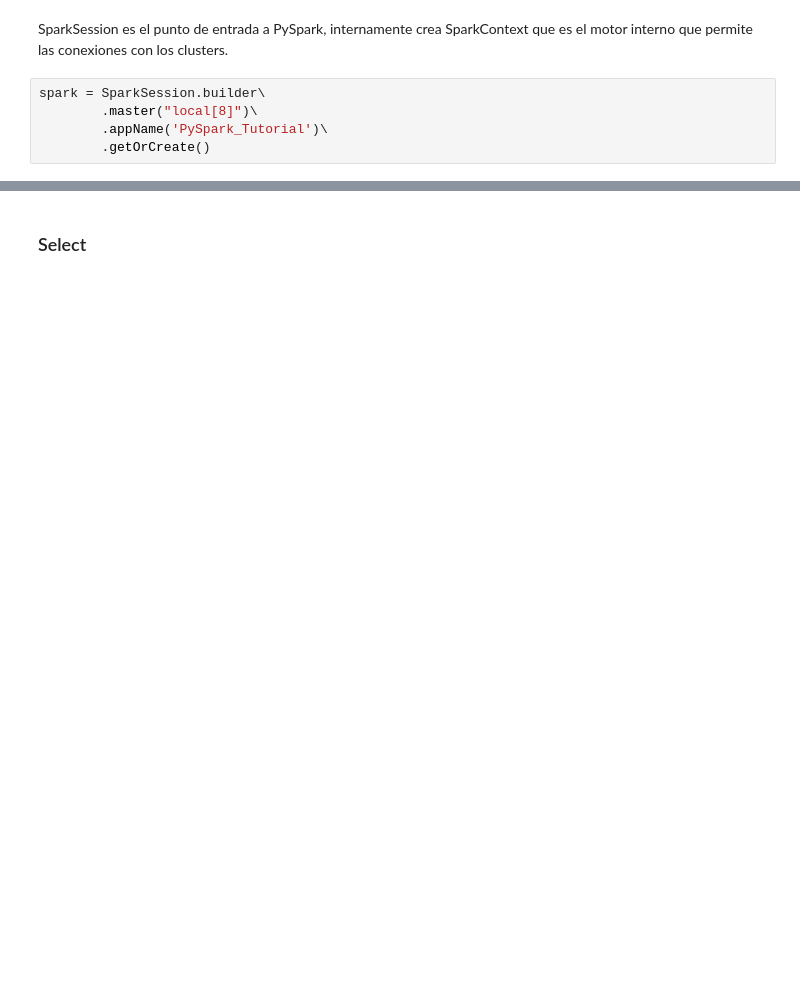
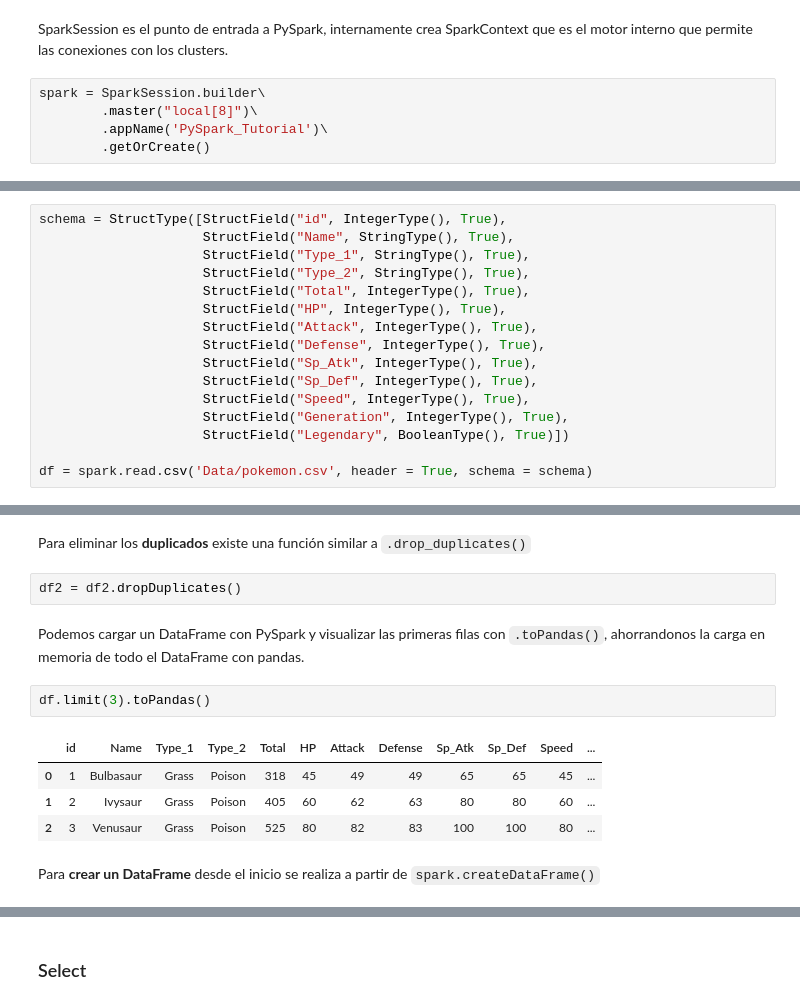
Before and after one commit to pachums/Geographic_map_plotly, a Jupyter notebook: PySpark/PySpark_Tutorial.ipynb, the cells around one changed output, grey strips where cells are left out. Saved outputs shown, nothing was run; the diff lists cells and outputs as text; blank space fills up the shorter version.

```diff
--- a/PySpark/PySpark_Tutorial.ipynb
+++ b/PySpark/PySpark_Tutorial.ipynb
@@ -30,0 +40,16 @@ spark = SparkSession.builder\
+# %%
+schema = StructType([StructField("id", IntegerType(), True),
+                     StructField("Name", StringType(), True),
+                     StructField("Type_1", StringType(), True),
+                     StructField("Type_2", StringType(), True),
+                     StructField("Total", IntegerType(), True),
+                     StructField("HP", IntegerType(), True),
+                     StructField("Attack", IntegerType(), True),
+                     StructField("Defense", IntegerType(), True),
+                     StructField("Sp_Atk", IntegerType(), True),
+                     StructField("Sp_Def", IntegerType(), True),
+                     StructField("Speed", IntegerType(), True),
+                     StructField("Generation", IntegerType(), True),
+                     StructField("Legendary", BooleanType(), True)])
+
+df = spark.read.csv('Data/pokemon.csv', header = True, schema = schema)
@@ -31 +141,16 @@ spark = SparkSession.builder\
+# %% [markdown]
+Para eliminar los **duplicados** existe una función similar a `.drop_duplicates()`
+# %%
+df2 = df2.dropDuplicates()
+# %% [markdown]
+Podemos cargar un DataFrame con PySpark y visualizar las primeras filas con `.toPandas()`, ahorrandonos la carga en memoria de todo el DataFrame con pandas.
+# %%
+df.limit(3).toPandas()
+# %% [output]
+|  | id | Name | Type_1 | Type_2 | Total | HP | Attack | Defense | Sp_Atk | Sp_Def | Speed | ... |
+| 0 | 1 | Bulbasaur | Grass | Poison | 318 | 45 | 49 | 49 | 65 | 65 | 45 | ... |
+| 1 | 2 | Ivysaur | Grass | Poison | 405 | 60 | 62 | 63 | 80 | 80 | 60 | ... |
+| 2 | 3 | Venusaur | Grass | Poison | 525 | 80 | 82 | 83 | 100 | 100 | 80 | ... |
+# %% [markdown]
+Para **crear un DataFrame** desde el inicio se realiza a partir de `spark.createDataFrame()`
 # %%
```
Also changed, not shown: parts of 126 cells of this notebook.
